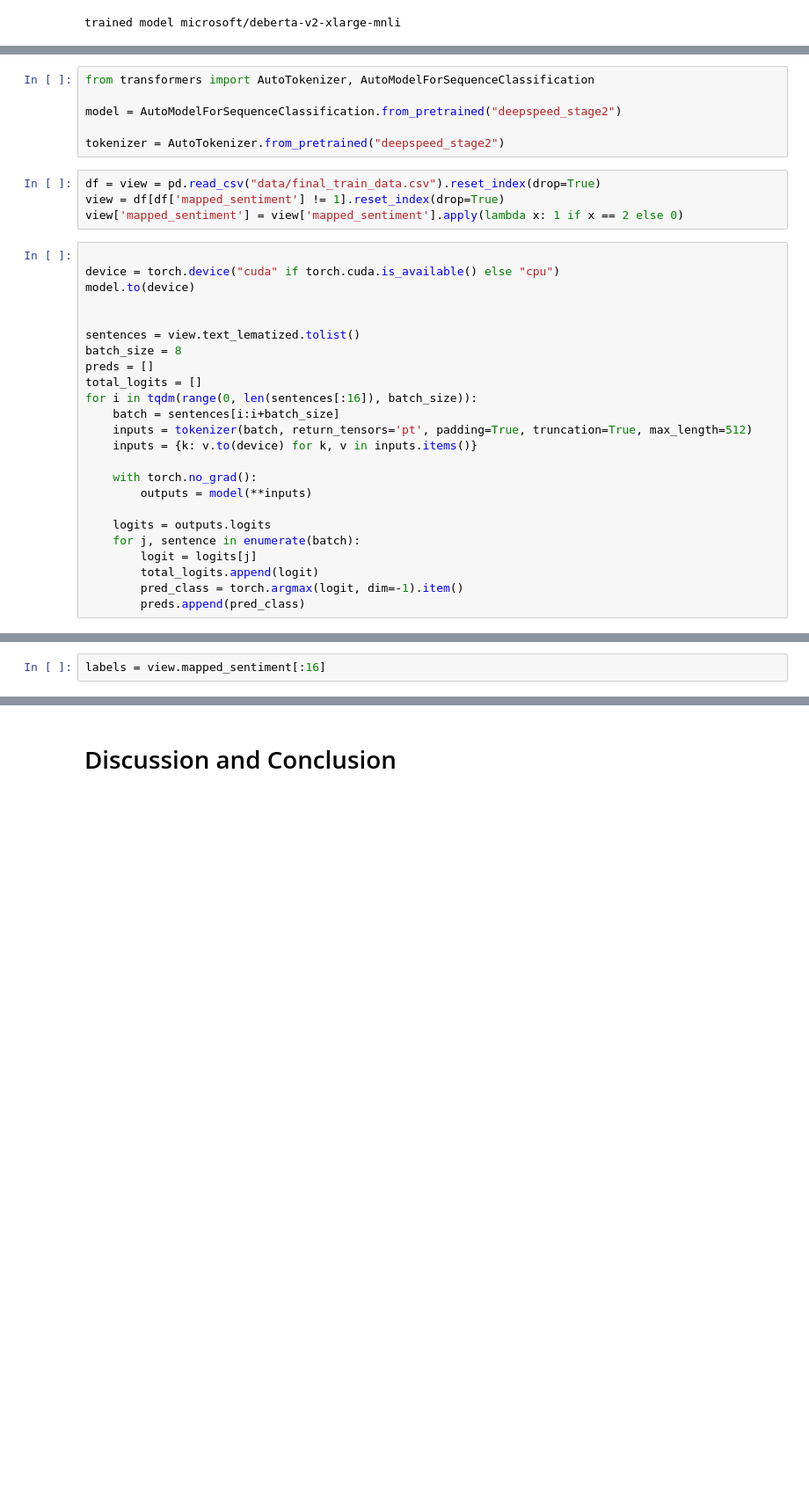
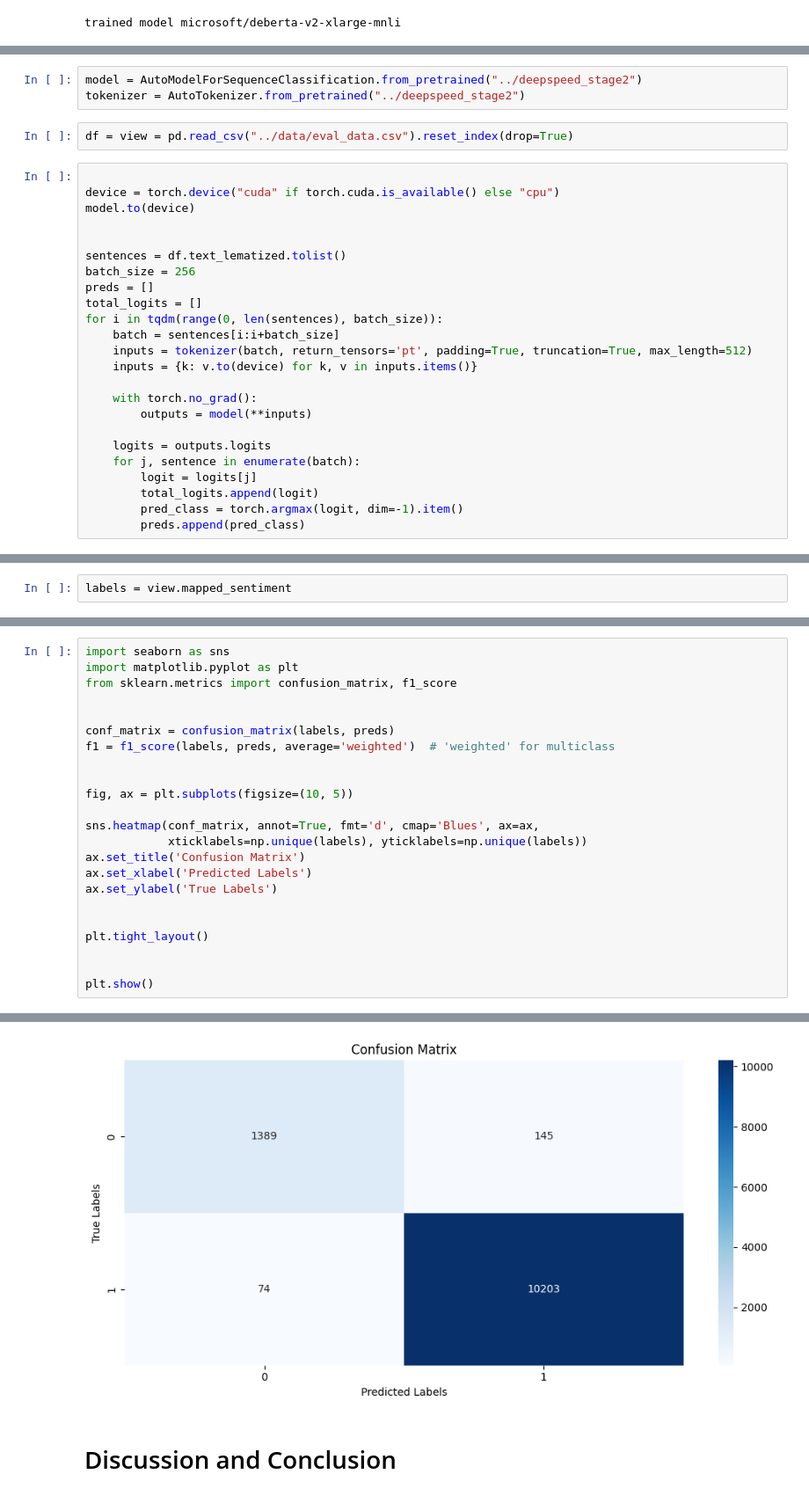
Before and after one commit to ArturTan/introduction-to-deep-learning-boulder, a Jupyter notebook: notebooks/Report.ipynb, the cells around one changed output, grey strips where cells are left out. Shown: that part at 88% size. Drawn from its saved outputs; the diff is of its cells as text; blank space fills up the shorter version.

```diff
--- a/notebooks/Report.ipynb
+++ b/notebooks/Report.ipynb
@@ -858,26 +836,21 @@ runs_df.sort_values('eval_f1', ascending=False)
 |  | name | config | summary_metrics | created_at | _runtime | _step | _timestamp | epoch | eval_f1 | ... |
 | 0 | microsoft/deberta-v2-xlarge-mnli-... | {'seed': None, 'hub_token': None,... | {'_runtime': 9781.683929920197, '... | 2024-08-18 12:43:36 | 9781.68393 | 9966 | 1.723995e+09 | 2 | 0.991068 | ... |
 # %%
-from transformers import AutoTokenizer, AutoModelForSequenceClassification
-
-model = AutoModelForSequenceClassification.from_pretrained("deepspeed_stage2")
-
-tokenizer = AutoTokenizer.from_pretrained("deepspeed_stage2")
+model = AutoModelForSequenceClassification.from_pretrained("../deepspeed_stage2")
+tokenizer = AutoTokenizer.from_pretrained("../deepspeed_stage2")
 # %%
-df = view = pd.read_csv("data/final_train_data.csv").reset_index(drop=True)
-view = df[df['mapped_sentiment'] != 1].reset_index(drop=True)
-view['mapped_sentiment'] = view['mapped_sentiment'].apply(lambda x: 1 if x == 2 else 0)
+df = view = pd.read_csv("../data/eval_data.csv").reset_index(drop=True)
 # %%
 
 device = torch.device("cuda" if torch.cuda.is_available() else "cpu")
 model.to(device)
 
 
-sentences = view.text_lematized.tolist()
-batch_size = 8
+sentences = df.text_lematized.tolist()
+batch_size = 256
 preds = []
 total_logits = []
-for i in tqdm(range(0, len(sentences[:16]), batch_size)):
+for i in tqdm(range(0, len(sentences), batch_size)):
     batch = sentences[i:i+batch_size]
     inputs = tokenizer(batch, return_tensors='pt', padding=True, truncation=True, max_length=512)
     inputs = {k: v.to(device) for k, v in inputs.items()}
@@ -897,5 +867,5 @@ for i in tqdm(range(0, len(sentences[:16]), batch_size)):
 # %%
-labels = view.mapped_sentiment[:16]
+labels = view.mapped_sentiment
 # %%
 confusion_matrix(labels, preds), f1_score(labels, preds)
 # %% [output]
@@ -908,0 +879,24 @@ confusion_matrix(y_test, y_hat), f1_score(y_test, y_hat)
+# %%
+import seaborn as sns
+import matplotlib.pyplot as plt
+from sklearn.metrics import confusion_matrix, f1_score
+
+
+conf_matrix = confusion_matrix(labels, preds)
+f1 = f1_score(labels, preds, average='weighted')  # 'weighted' for multiclass
+
+
+fig, ax = plt.subplots(figsize=(10, 5))
+
+sns.heatmap(conf_matrix, annot=True, fmt='d', cmap='Blues', ax=ax,
+            xticklabels=np.unique(labels), yticklabels=np.unique(labels))
+ax.set_title('Confusion Matrix')
+ax.set_xlabel('Predicted Labels')
+ax.set_ylabel('True Labels')
+
+
+plt.tight_layout()
+
+
+plt.show()
+# %% [output]
@@ -909,3 +904,4 @@ confusion_matrix(y_test, y_hat), f1_score(y_test, y_hat)
+[figure, added]
 # %% [markdown]
 # Discussion and Conclusion
 # %% [markdown]
```
Also changed, not shown: parts of 16 cells of this notebook, 1 other file.
